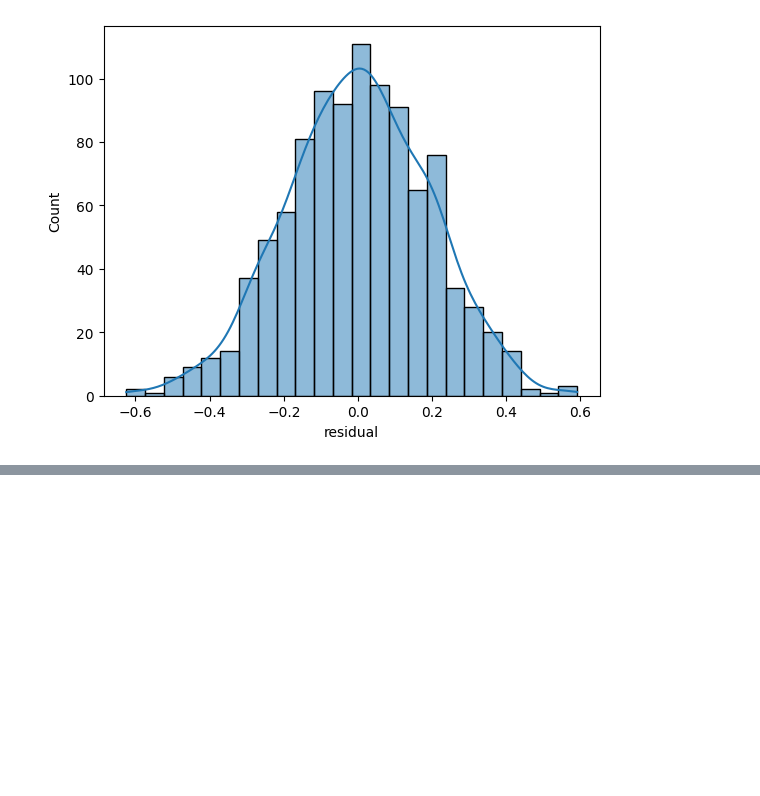
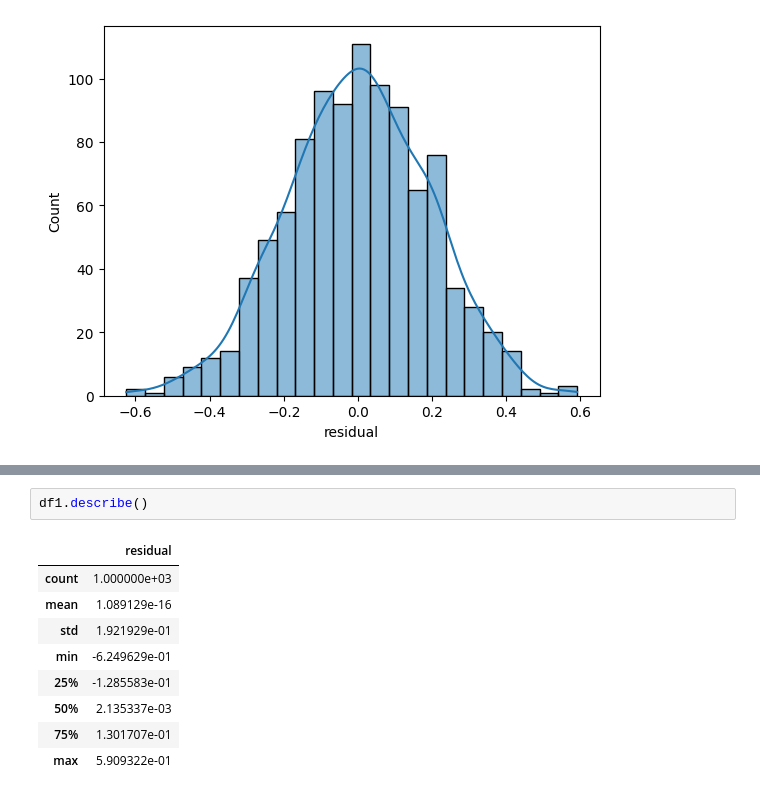
Before and after one commit to stoicsapien1/100-Days-Of-ML, a Jupyter notebook: ASSUMPLTION OF LR/residual.ipynb, the cells around one changed output, grey strips where cells are left out. Cells and saved outputs as stored; diff of their text form; blank space fills up the shorter version.

```diff
--- a/ASSUMPLTION OF LR/residual.ipynb
+++ b/ASSUMPLTION OF LR/residual.ipynb
@@ -160,0 +170,12 @@ sns.histplot(df1["residual"],kde=True)
+# %%
+df1.describe()
+# %% [output]
+|  | residual |
+| count | 1.000000e+03 |
+| mean | 1.089129e-16 |
+| std | 1.921929e-01 |
+| min | -6.249629e-01 |
+| 25% | -1.285583e-01 |
+| 50% | 2.135337e-03 |
+| 75% | 1.301707e-01 |
+| max | 5.909322e-01 |
```
Also changed, not shown: parts of 1 cell of this notebook.
